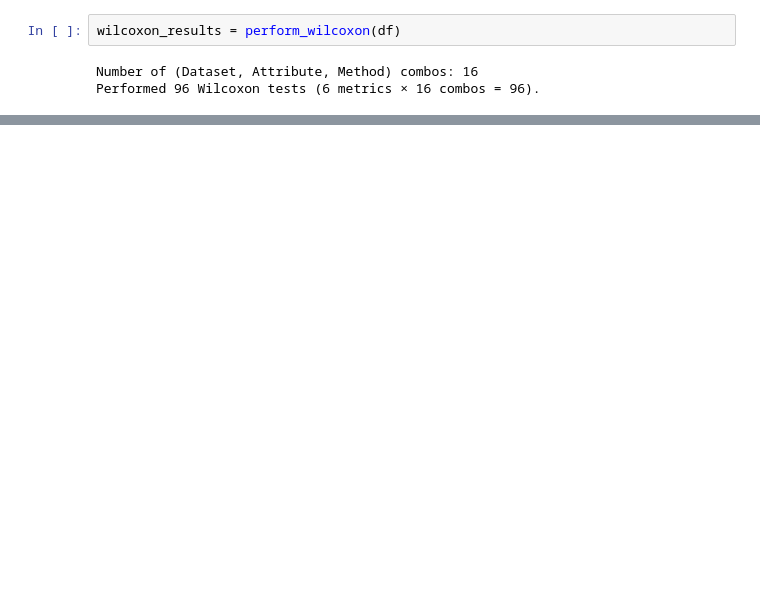
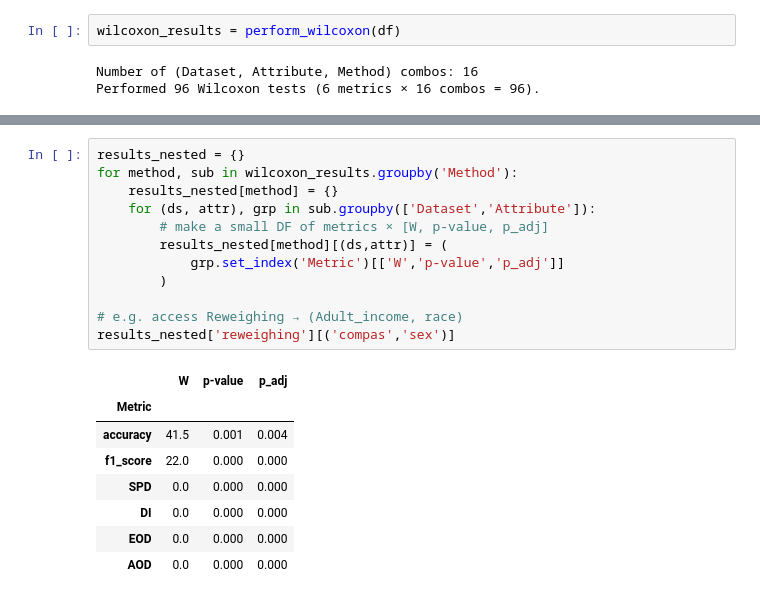
Before and after one commit to jeaend/bias-mitigation-aif360, a Jupyter notebook: notebooks/wilcoxon_statistical_testing.ipynb, the cells around one changed output, grey strips where cells are left out. Saved outputs shown, nothing was run; the diff lists cells and outputs as text; blank space fills up the shorter version.

```diff
--- a/notebooks/wilcoxon_statistical_testing.ipynb
+++ b/notebooks/wilcoxon_statistical_testing.ipynb
@@ -46,0 +47,21 @@ wilcoxon_results
+# %%
+results_nested = {}
+for method, sub in wilcoxon_results.groupby('Method'):
+    results_nested[method] = {}
+    for (ds, attr), grp in sub.groupby(['Dataset','Attribute']):
+        # make a small DF of metrics × [W, p-value, p_adj]
+        results_nested[method][(ds,attr)] = (
+            grp.set_index('Metric')[['W','p-value','p_adj']]
+        )
+
+# e.g. access Reweighing → (Adult_income, race)
+results_nested['reweighing'][('compas','sex')]
+# %% [output]
+|  | W | p-value | p_adj |
+| Metric |  |  |  |
+| accuracy | 41.5 | 0.001 | 0.004 |
+| f1_score | 22.0 | 0.000 | 0.000 |
+| SPD | 0.0 | 0.000 | 0.000 |
+| DI | 0.0 | 0.000 | 0.000 |
+| EOD | 0.0 | 0.000 | 0.000 |
+| AOD | 0.0 | 0.000 | 0.000 |
```
Also changed, not shown: parts of 1 cell of this notebook, 1 other file.
